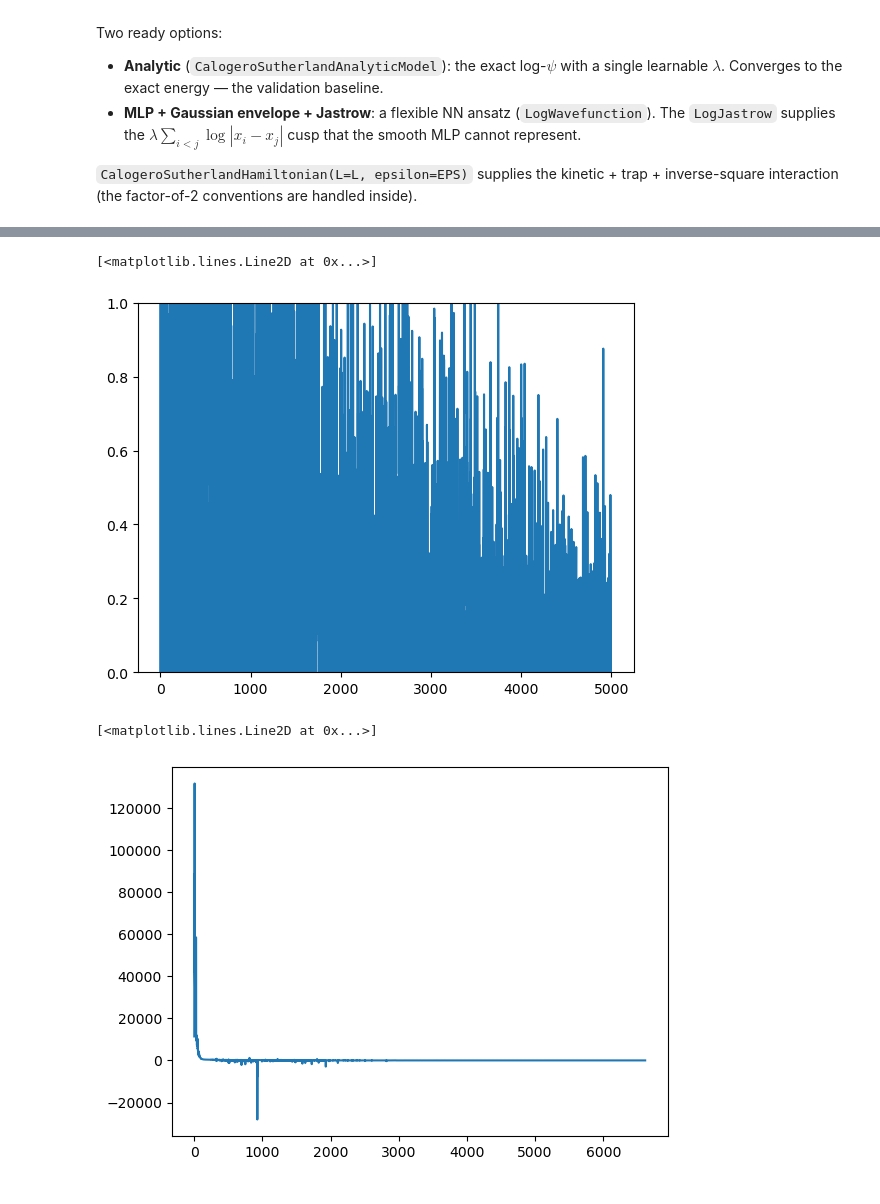
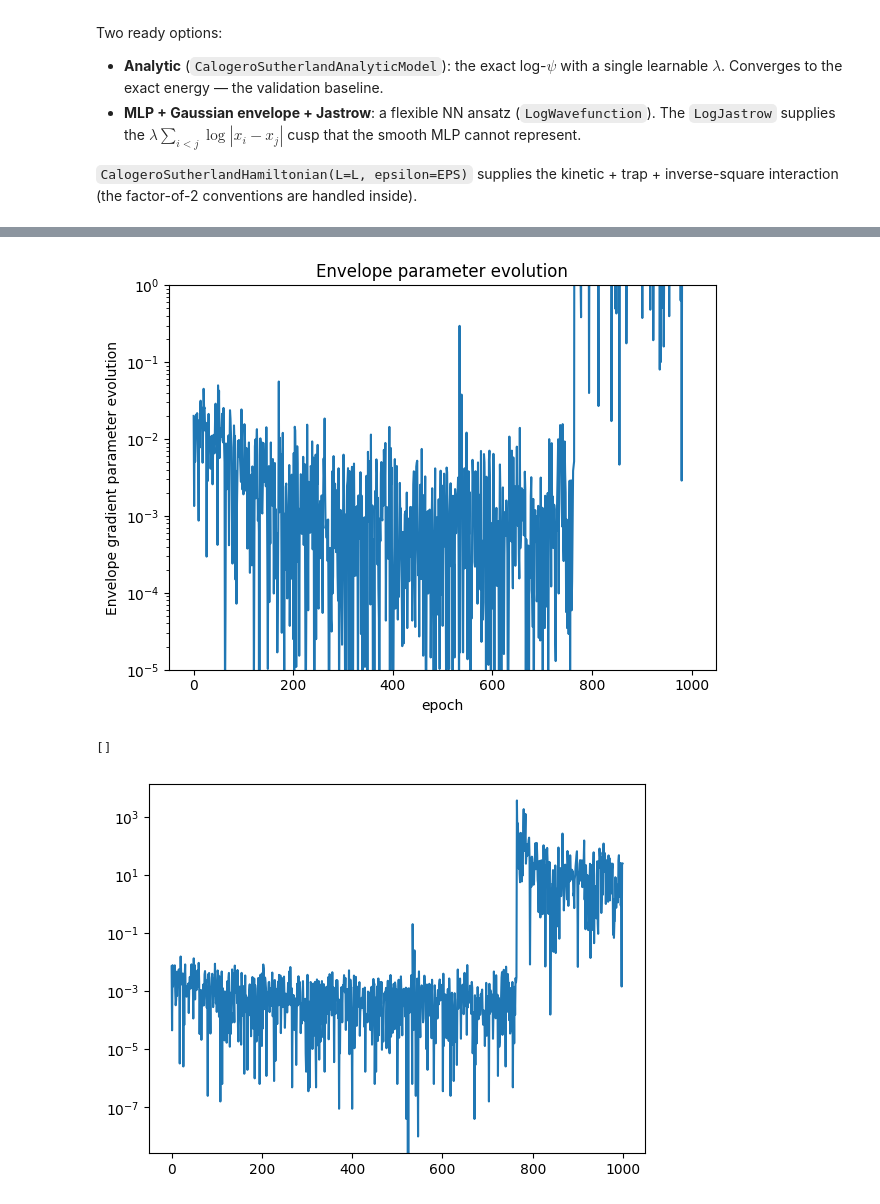
Before and after one commit to pfargas/qvarnet, a Jupyter notebook: calogero-sutherland/cs-single-point-exploration.ipynb, the cells around one changed output, grey strips where cells are left out. Cells and saved outputs as stored; diff of their text form; code cells hidden in the pictures.

```diff
--- a/calogero-sutherland/cs-single-point-exploration.ipynb
+++ b/calogero-sutherland/cs-single-point-exploration.ipynb
@@ -177 +195,12 @@ best snapshot    : epoch 6597 (select metric = 1.19142; 6615 kept — result.bes
 ────────────────────────────────────────────────────────────
+# %%
+ratios = [0.05, 0.1, 0.2, 0.5, 0.7, 1.0]
+# seeds = [0, 1, 2, 3, 4]
+seeds = [0,1]  # for now, just one seed to save time
+npartis = 50
+ratios = [0.1, 0.5, 1.0]
+results = []
+for r in ratios:
+    for seed in seeds:
+        curr_res = run_cs(L, n_epochs=20_000, lr=1e-2, ratio_proposal=r, seed=seed, N=npartis)
+        results.append(curr_res)
@@ -177,0 +256,24 @@ best snapshot    : epoch 6597 (select metric = 1.19142; 6615 kept — result.bes
+# %%
+plt.figure(figsize=(15, 7))
+colors = plt.cm.jet(np.linspace(0, 1, len(ratios)))
+mini_color_displacement = 0.05
+for r, curr_res in zip(ratios, results):
+    for s in seeds:
+        color = colors[ratios.index(r)] + mini_color_displacement * seeds.index(s)
+        color = np.clip(color, 0, 1)
+        curr_res = results[ratios.index(r) * len(seeds) + seeds.index(s)]
+        label = f'ratio={r:.2f}, seed={s}'
+        energies = np.array([float(s.energy) for s in curr_res.history])
+        std_energies = np.array([float(s.std) for s in curr_res.history])
+        window = 100
+        energies = np.convolve(energies, np.ones(window)/window, mode='valid')
+        std_energies = np.convolve(std_energies, np.ones(window)/window, mode='valid')
+        plt.plot(energies, lw=0.8, label=label, color=color)
+        # plt.fill_between(range(len(energies)), energies - std_energies, energies + std_energies, alpha=0.2)
+Eexact = npartis * (1 + L * (npartis - 1))
+plt.ylim(bottom = Eexact - 5, top = 2100)
+min = 10000 if len(energies) > 10000 else 0
+plt.xlim(min, len(energies))
+plt.axhline(Eexact, color='k', ls='--', lw=0.8, label='exact $E_0$')
+plt.xlabel('epoch'); plt.ylabel('energy'); plt.legend(bbox_to_anchor=(1.05, 1), loc='upper left');
+plt.title('CS energy convergence'); plt.tight_layout(); plt.show()
@@ -198,3 +330,3 @@ plt.show()
 # %%
-result_rerun = run_cs(L, init_params=result.final_params, n_epochs=5_000, optimizer=optax.adam(learning_rate=1e-4))
+result_rerun = run_cs(L, prev_result=result, n_epochs=2_000, use_qgt=False, optimizer=optax.adam(1e-2))
 # %% [output]
@@ -243,6 +375,7 @@ def get_param_statistics(params):
         'std': np.std(vec_network_params),
         'min': np.min(vec_network_params),
         'max': np.max(vec_network_params),
+        'l2_norm': np.linalg.norm(vec_network_params),
     },
             "envelope": {
         'value': {k: f"{float(v):.4f}" for k, v in envelope_params.items()},
@@ -320,13 +470,16 @@ plt.semilogy()
 # %%
-envelope_grad_evol = np.array([float(s["envelope"]["value"]["alpha"]) for s in grads_along_learning])
+envelope_grad_evol = np.array([float(s["envelope"]["value"]["alpha"])**2 for s in grads_along_learning])
 plt.ylim(0.0, 1.0)
 plt.plot(envelope_grad_evol)
+plt.ylim(1e-5, 1.0)
+plt.semilogy()
+plt.xlabel('epoch'); plt.ylabel('Envelope gradient parameter evolution'); plt.title('Envelope parameter evolution'); plt.tight_layout(); plt.show()
 # %% [output]
-[<matplotlib.lines.Line2D at 0x...>]
-[figure, old version]
+[figure, new version]
 # %%
-jastrow_grad_evol = np.array([float(s["lambda"]["value"]) for s in grads_along_learning])
+jastrow_grad_evol = np.array([float(s["lambda"]["value"])**2 for s in grads_along_learning])
 plt.plot(jastrow_grad_evol)
+plt.semilogy()
 # %% [output]
-[<matplotlib.lines.Line2D at 0x...>]
+[]
-[figure, old version]
+[figure, new version]
```
Also changed, not shown: parts of 21 cells of this notebook, 38 other files.
